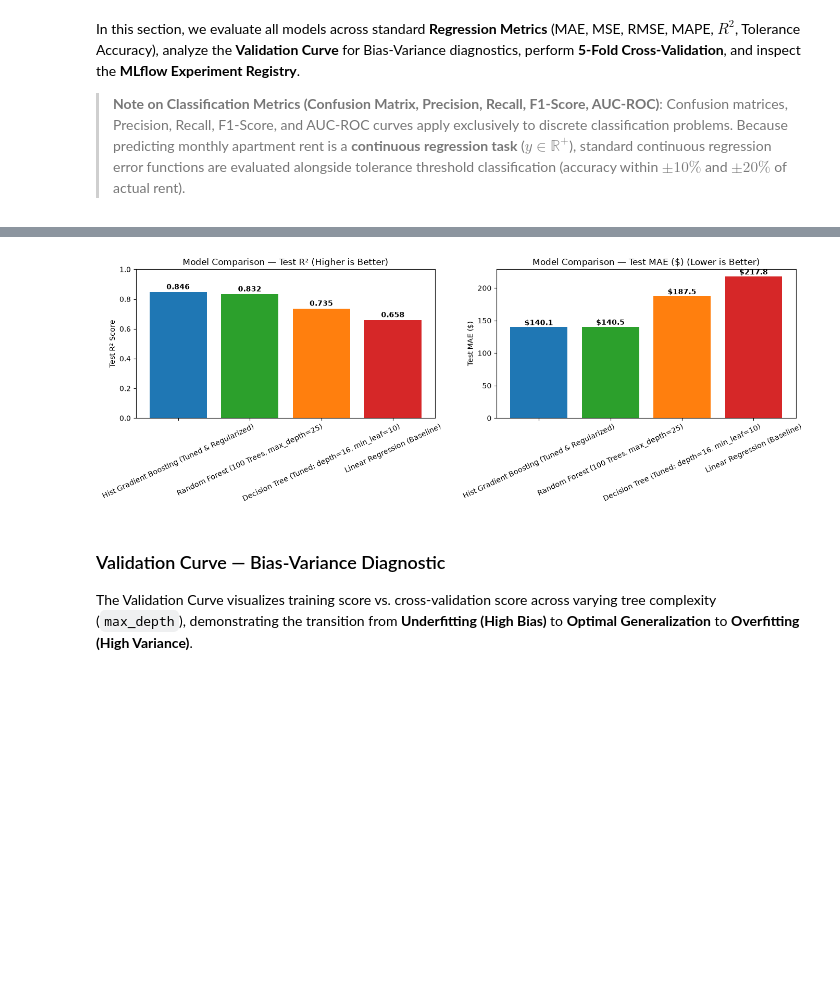
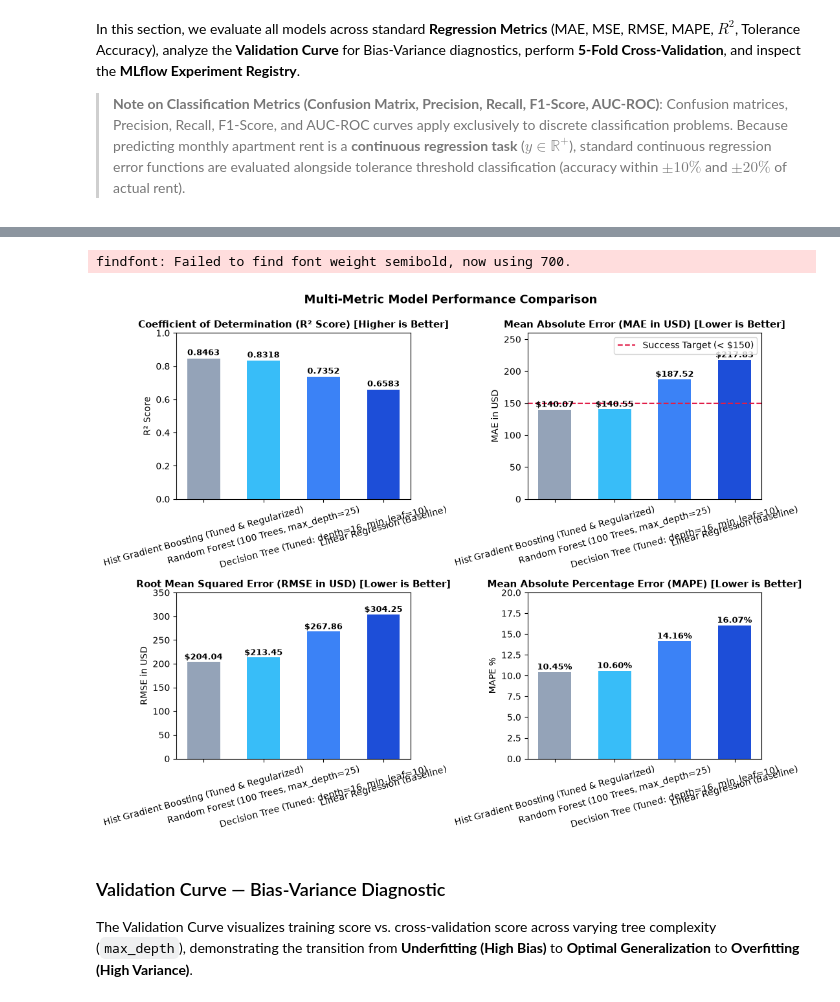
Before and after one commit to ChrisNeo-030506/RDS-Data_Science_Assignment, a Jupyter notebook: BMDS2003_Group4_notebook.ipynb, the cells around one changed output, grey strips where cells are left out. Cells and saved outputs as stored; diff of their text form; code cells hidden in the pictures; blank space fills up the shorter version.

```diff
--- a/BMDS2003_Group4_notebook.ipynb
+++ b/BMDS2003_Group4_notebook.ipynb
@@ -699,32 +1048,55 @@ results_df.style.format({
 | 2 | Decision Tree (Tuned: depth=16, m... | $187.52 | 71,751 | $267.86 | 14.16% | 0.7352 | 50.2% | 77.3% | ... |
 | 3 | Linear Regression (Baseline) | $217.83 | 92,566 | $304.25 | 16.07% | 0.6583 | 43.2% | 71.1% | ... |
 # %%
-# Model Comparison Visualizations (4 Models)
-fig, axes = plt.subplots(1, 2, figsize=(14, 5))
+# Model Comparison Visualizations (4 Models, 4 Metrics)
+fig, axes = plt.subplots(2, 2, figsize=(11, 8.5))
+palette = ['#94a3b8', '#38bdf8', '#3b82f6', '#1d4ed8']
 
-colors = ['#1f77b4', '#2ca02c', '#ff7f0e', '#d62728']
+# 1. R2
+bars1 = axes[0, 0].bar(results_df['Model'], results_df['R²'], color=palette, width=0.55)
+axes[0, 0].set_title('Coefficient of Determination (R² Score) [Higher is Better]', fontsize=11, fontweight='bold')
+axes[0, 0].set_ylabel('R² Score', fontsize=10)
+axes[0, 0].set_ylim(0, 1.0)
+axes[0, 0].tick_params(axis='x', rotation=15)
+for b in bars1:
+    axes[0, 0].text(b.get_x() + b.get_width()/2, b.get_height() + 0.02, f'{b.get_height():.4f}', ha='center', fontsize=9, fontweight='semibold')
 
-# 1. R2 Comparison
-axes[0].bar(results_df['Model'], results_df['R²'], color=colors[:len(results_df)])
-axes[0].set_ylabel('Test R² Score')
-axes[0].set_title('Model Comparison — Test R² (Higher is Better)')
-axes[0].set_ylim(0, 1.0)
-axes[0].tick_params(axis='x', rotation=25)
-for i, v in enumerate(results_df['R²']):
-    axes[0].text(i, v + 0.02, f"{v:.3f}", ha='center', fontweight='bold')
+# 2. MAE
+bars2 = axes[0, 1].bar(results_df['Model'], results_df['USD MAE ($)'], color=palette, width=0.55)
+axes[0, 1].axhline(150, color='#e11d48', linestyle='--', linewidth=1.5, label='Success Target (< $150)')
+axes[0, 1].set_title('Mean Absolute Error (MAE in USD) [Lower is Better]', fontsize=11, fontweight='bold')
+axes[0, 1].set_ylabel('MAE in USD', fontsize=10)
+axes[0, 1].set_ylim(0, 260)
+axes[0, 1].tick_params(axis='x', rotation=15)
+axes[0, 1].legend(loc='upper right', frameon=True)
+for b in bars2:
+    axes[0, 1].text(b.get_x() + b.get_width()/2, b.get_height() + 4, f'${b.get_height():.2f}', ha='center', fontsize=9, fontweight='semibold')
 
-# 2. MAE Comparison
-axes[1].bar(results_df['Model'], results_df['USD MAE ($)'], color=colors[:len(results_df)])
-axes[1].set_ylabel('Test MAE ($)')
-axes[1].set_title('Model Comparison — Test MAE ($) (Lower is Better)')
-axes[1].tick_params(axis='x', rotation=25)
-for i, v in enumerate(results_df['USD MAE ($)']):
-    axes[1].text(i, v + 3, f"${v:.1f}", ha='center', fontweight='bold')
+# 3. RMSE
+bars3 = axes[1, 0].bar(results_df['Model'], results_df['USD RMSE ($)'], color=palette, width=0.55)
+axes[1, 0].set_title('Root Mean Squared Error (RMSE in USD) [Lower is Better]', fontsize=11, fontweight='bold')
+axes[1, 0].set_ylabel('RMSE in USD', fontsize=10)
+axes[1, 0].set_ylim(0, 350)
+axes[1, 0].tick_params(axis='x', rotation=15)
+for b in bars3:
+    axes[1, 0].text(b.get_x() + b.get_width()/2, b.get_height() + 5, f'${b.get_height():.2f}', ha='center', fontsize=9, fontweight='semibold')
 
+# 4. MAPE
+bars4 = axes[1, 1].bar(results_df['Model'], results_df['MAPE (%)'], color=palette, width=0.55)
+axes[1, 1].set_title('Mean Absolute Percentage Error (MAPE) [Lower is Better]', fontsize=11, fontweight='bold')
+axes[1, 1].set_ylabel('MAPE %', fontsize=10)
+axes[1, 1].set_ylim(0, 20)
+axes[1, 1].tick_params(axis='x', rotation=15)
+for b in bars4:
+    axes[1, 1].text(b.get_x() + b.get_width()/2, b.get_height() + 0.3, f'{b.get_height():.2f}%', ha='center', fontsize=9, fontweight='semibold')
+
+plt.suptitle('Multi-Metric Model Performance Comparison', fontsize=13, fontweight='bold', y=0.99)
 plt.tight_layout()
+plt.savefig('model_graphs/model_comparison.png', dpi=150)
 plt.show()
 # %% [output]
+findfont: Failed to find font weight semibold, now using 700.
-[figure, old version]
+[figure, new version]
 # %% [markdown]
 ### Validation Curve — Bias-Variance Diagnostic
 
```
Also changed, not shown: parts of 32 cells of this notebook, 30 other files.
